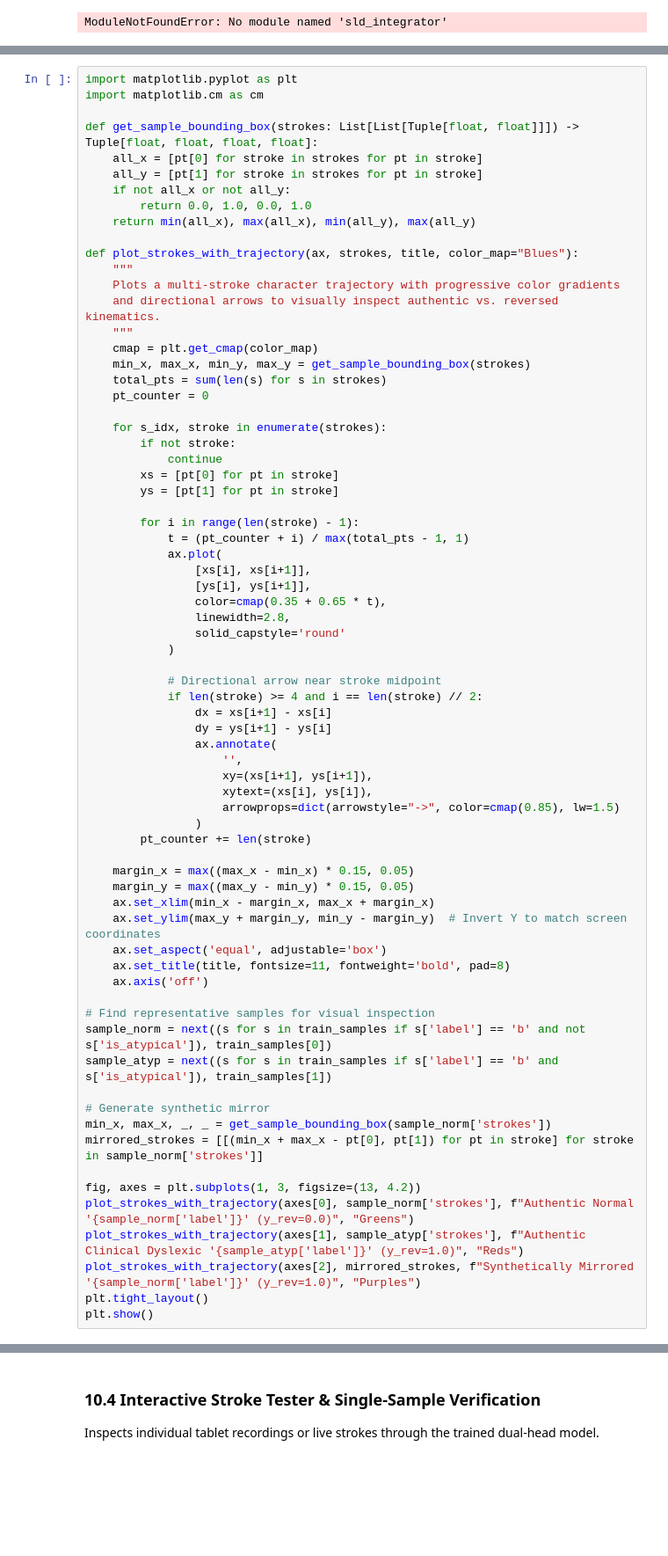
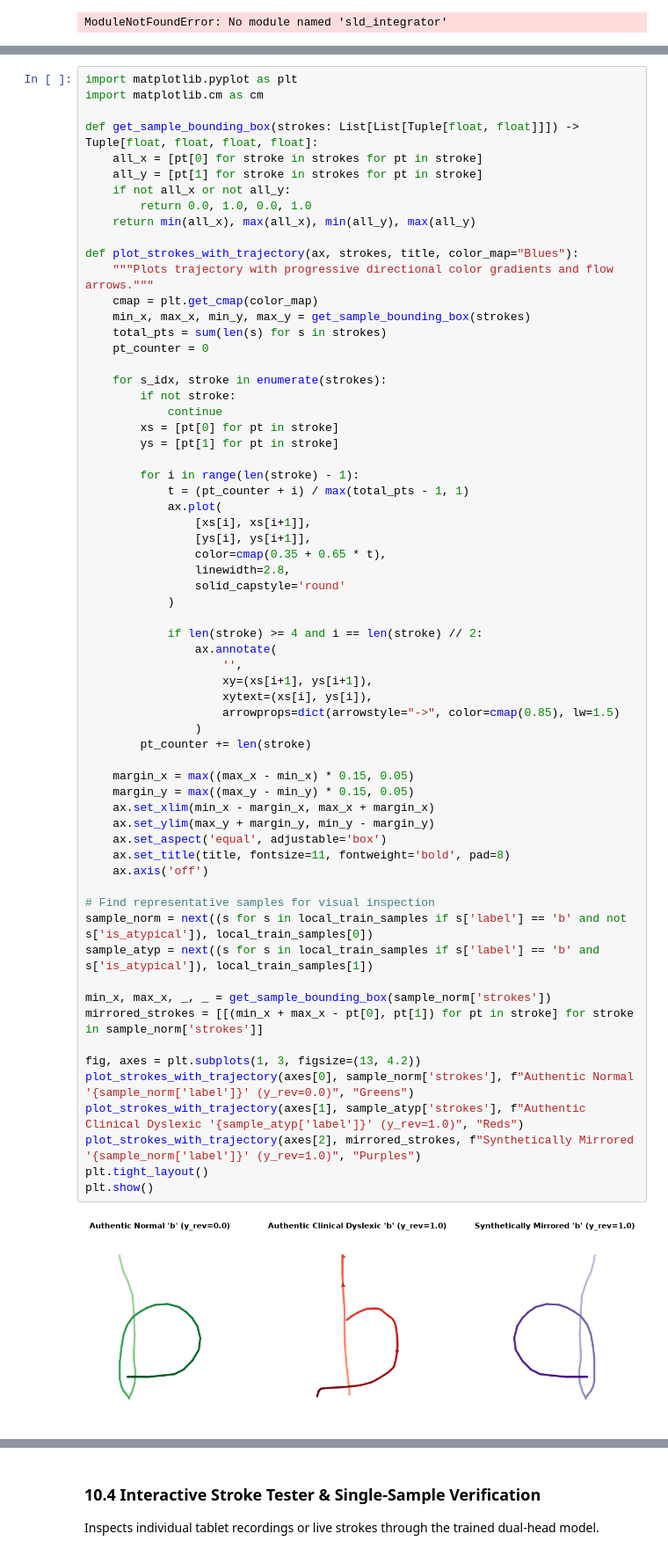
Before and after one commit to AkuraDiary/somethinginmyeye, a Jupyter notebook: playground.ipynb, the cells around one changed output, grey strips where cells are left out. Shown at 88% size. Saved outputs shown, nothing was run; the diff lists cells and outputs as text; blank space fills up the shorter version.

```diff
--- a/playground.ipynb
+++ b/playground.ipynb
@@ -403,10 +446,7 @@ def get_sample_bounding_box(strokes: List[List[Tuple[float, float]]]) -> Tuple[f
     return min(all_x), max(all_x), min(all_y), max(all_y)
 
 def plot_strokes_with_trajectory(ax, strokes, title, color_map="Blues"):
-    """
-    Plots a multi-stroke character trajectory with progressive color gradients
-    and directional arrows to visually inspect authentic vs. reversed kinematics.
-    """
+    """Plots trajectory with progressive directional color gradients and flow arrows."""
     cmap = plt.get_cmap(color_map)
     min_x, max_x, min_y, max_y = get_sample_bounding_box(strokes)
     total_pts = sum(len(s) for s in strokes)
@@ -428,37 +468,35 @@ def plot_strokes_with_trajectory(ax, strokes, title, color_map="Blues"):
                 solid_capstyle='round'
             )
 
-            # Directional arrow near stroke midpoint
             if len(stroke) >= 4 and i == len(stroke) // 2:
-                dx = xs[i+1] - xs[i]
-                dy = ys[i+1] - ys[i]
                 ax.annotate(
                     '',
                     xy=(xs[i+1], ys[i+1]),
                     xytext=(xs[i], ys[i]),
                     arrowprops=dict(arrowstyle="->", color=cmap(0.85), lw=1.5)
                 )
         pt_counter += len(stroke)
 
     margin_x = max((max_x - min_x) * 0.15, 0.05)
     margin_y = max((max_y - min_y) * 0.15, 0.05)
     ax.set_xlim(min_x - margin_x, max_x + margin_x)
-    ax.set_ylim(max_y + margin_y, min_y - margin_y)  # Invert Y to match screen coordinates
+    ax.set_ylim(max_y + margin_y, min_y - margin_y)
     ax.set_aspect('equal', adjustable='box')
     ax.set_title(title, fontsize=11, fontweight='bold', pad=8)
     ax.axis('off')
 
 # Find representative samples for visual inspection
-sample_norm = next((s for s in train_samples if s['label'] == 'b' and not s['is_atypical']), train_samples[0])
-sample_atyp = next((s for s in train_samples if s['label'] == 'b' and s['is_atypical']), train_samples[1])
+sample_norm = next((s for s in local_train_samples if s['label'] == 'b' and not s['is_atypical']), local_train_samples[0])
+sample_atyp = next((s for s in local_train_samples if s['label'] == 'b' and s['is_atypical']), local_train_samples[1])
 
-# Generate synthetic mirror
 min_x, max_x, _, _ = get_sample_bounding_box(sample_norm['strokes'])
 mirrored_strokes = [[(min_x + max_x - pt[0], pt[1]) for pt in stroke] for stroke in sample_norm['strokes']]
 
 fig, axes = plt.subplots(1, 3, figsize=(13, 4.2))
 plot_strokes_with_trajectory(axes[0], sample_norm['strokes'], f"Authentic Normal '{sample_norm['label']}' (y_rev=0.0)", "Greens")
 plot_strokes_with_trajectory(axes[1], sample_atyp['strokes'], f"Authentic Clinical Dyslexic '{sample_atyp['label']}' (y_rev=1.0)", "Reds")
 plot_strokes_with_trajectory(axes[2], mirrored_strokes, f"Synthetically Mirrored '{sample_norm['label']}' (y_rev=1.0)", "Purples")
 plt.tight_layout()
 plt.show()
+# %% [output]
+[figure, added]
```
Also changed, not shown: parts of 10 cells of this notebook, 5 other files.
